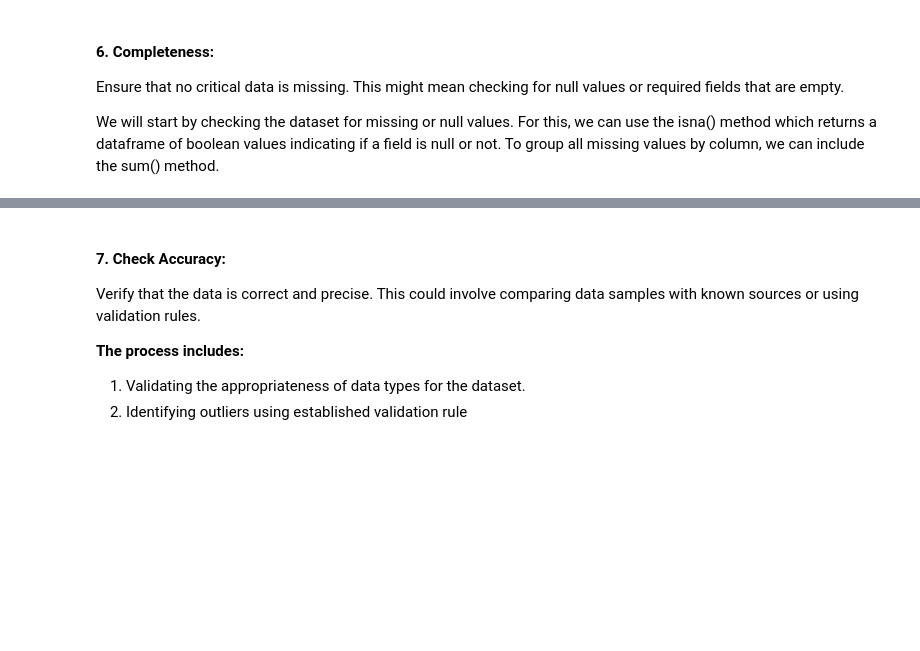
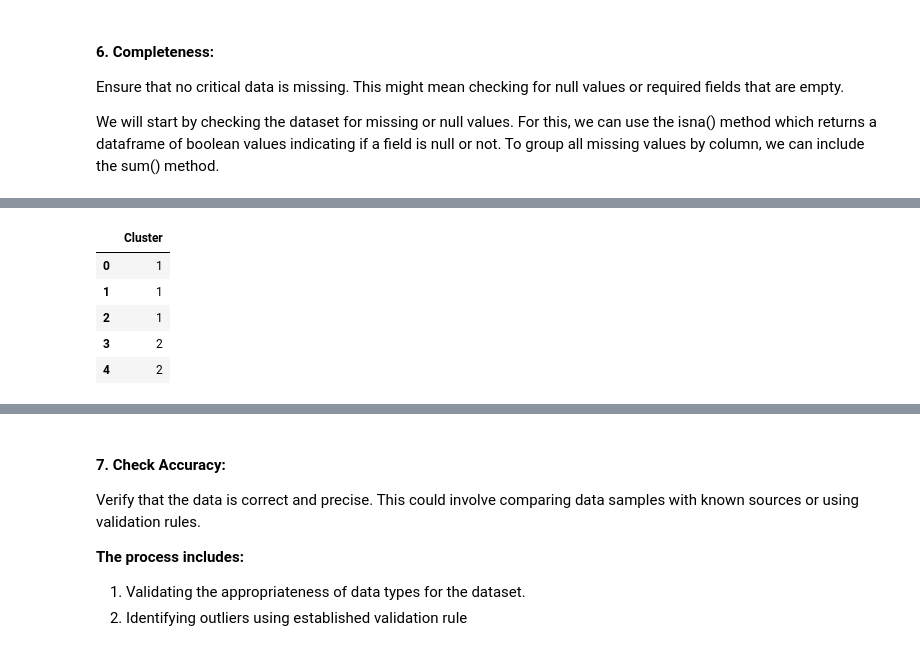
Before and after one commit to MAMDOUH-ALSHARARI/Perfume-Recommendation-System, a Jupyter notebook: Abdullah.ipynb, the cells around one changed output, grey strips where cells are left out. Saved outputs shown, nothing was run; the diff lists cells and outputs as text; code cells hidden in the pictures; blank space fills up the shorter version.

```diff
--- a/Abdullah.ipynb
+++ b/Abdullah.ipynb
@@ -389,0 +332,2 @@ Index(['الجنس', 'شخصية عطرك', 'العائلة العطرية', 'ن
+# %%
+data.fillna("Unknown" , inplace=True)
@@ -389,0 +483,28 @@ Index(['الجنس', 'شخصية عطرك', 'العائلة العطرية', 'ن
+# %%
+from sklearn.preprocessing import StandardScaler
+from sklearn.cluster import KMeans
+import pandas as pd
+
+# # Step 1: Scale the data
+# scaler = StandardScaler()
+# scaled_data = scaler.fit_transform(final_data)  # Scale the data to have mean 0 and standard deviation 1
+
+# Step 2: Apply K-means clustering
+kmeans = KMeans(n_clusters=5, random_state=42,init='k-means++', )  # Initialize K-means with 5 clusters
+kmeans.fit(scaled_data)  # Fit the model to the scaled data
+
+# Step 3: Add cluster labels to the dataset
+data['Cluster'] = kmeans.labels_
+
+
+
+
+# Display the clusters
+data[['Cluster']].head()
+# %% [output]
+|  | Cluster |
+| 0 | 1 |
+| 1 | 1 |
+| 2 | 1 |
+| 3 | 2 |
+| 4 | 2 |
```
Also changed, not shown: parts of 64 cells of this notebook, 5 other files.
